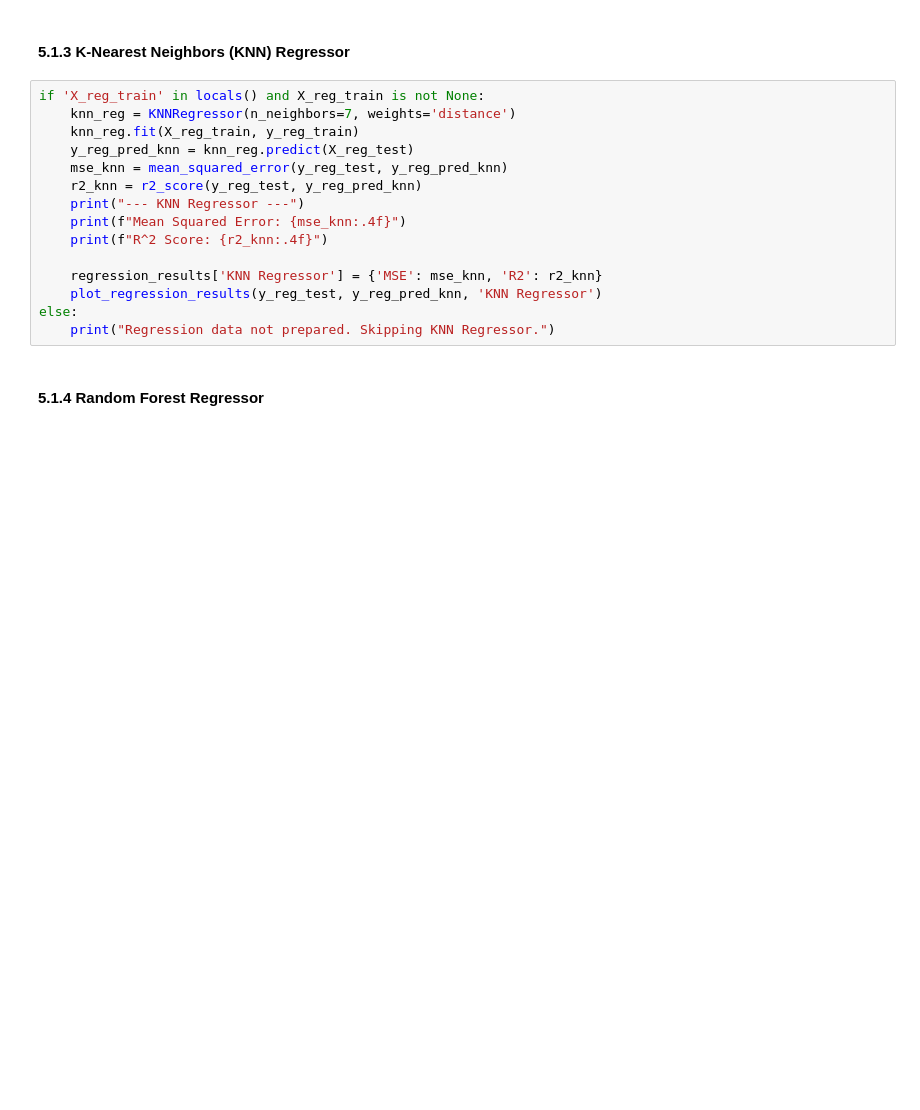
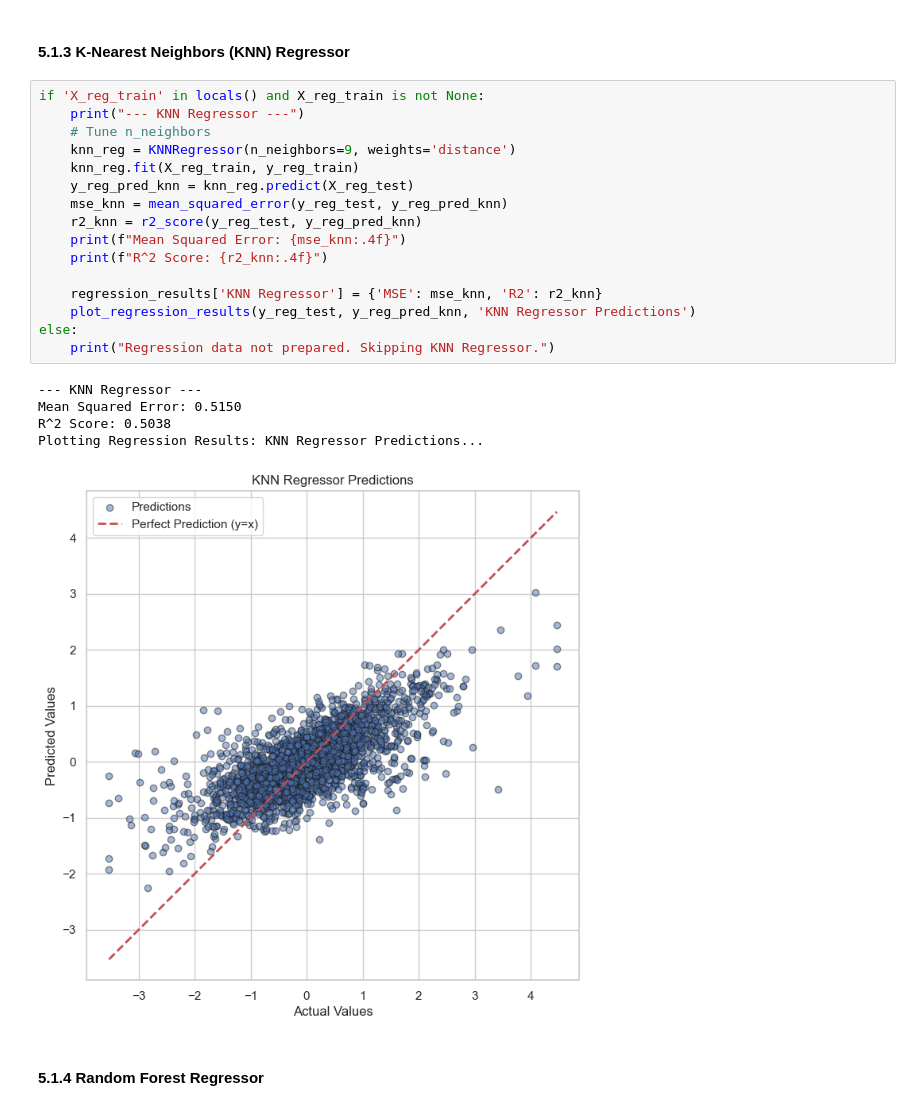
Before and after one commit to nargessdnd/CMOR_Final_Project, a Jupyter notebook: ESG_Financial_Analysis.ipynb, the cells around one changed output. Saved outputs shown, nothing was run; the diff lists cells and outputs as text; blank space fills up the shorter version.

```diff
--- a/ESG_Financial_Analysis.ipynb
+++ b/ESG_Financial_Analysis.ipynb
@@ -322,19 +513,26 @@ else:
 #### 5.1.3 K-Nearest Neighbors (KNN) Regressor
 # %%
 if 'X_reg_train' in locals() and X_reg_train is not None:
-    knn_reg = KNNRegressor(n_neighbors=7, weights='distance')
+    print("--- KNN Regressor ---")
+    # Tune n_neighbors
+    knn_reg = KNNRegressor(n_neighbors=9, weights='distance')
     knn_reg.fit(X_reg_train, y_reg_train)
     y_reg_pred_knn = knn_reg.predict(X_reg_test)
     mse_knn = mean_squared_error(y_reg_test, y_reg_pred_knn)
     r2_knn = r2_score(y_reg_test, y_reg_pred_knn)
-    print("--- KNN Regressor ---")
     print(f"Mean Squared Error: {mse_knn:.4f}")
     print(f"R^2 Score: {r2_knn:.4f}")
 
     regression_results['KNN Regressor'] = {'MSE': mse_knn, 'R2': r2_knn}
-    plot_regression_results(y_reg_test, y_reg_pred_knn, 'KNN Regressor')
+    plot_regression_results(y_reg_test, y_reg_pred_knn, 'KNN Regressor Predictions')
 else:
     print("Regression data not prepared. Skipping KNN Regressor.")
+# %% [output]
+--- KNN Regressor ---
+Mean Squared Error: 0.5150
+R^2 Score: 0.5038
+Plotting Regression Results: KNN Regressor Predictions...
+[figure, added]
 # %% [markdown]
 #### 5.1.4 Random Forest Regressor
 # %%
```
Also changed, not shown: parts of 44 cells of this notebook, 4 other files.
